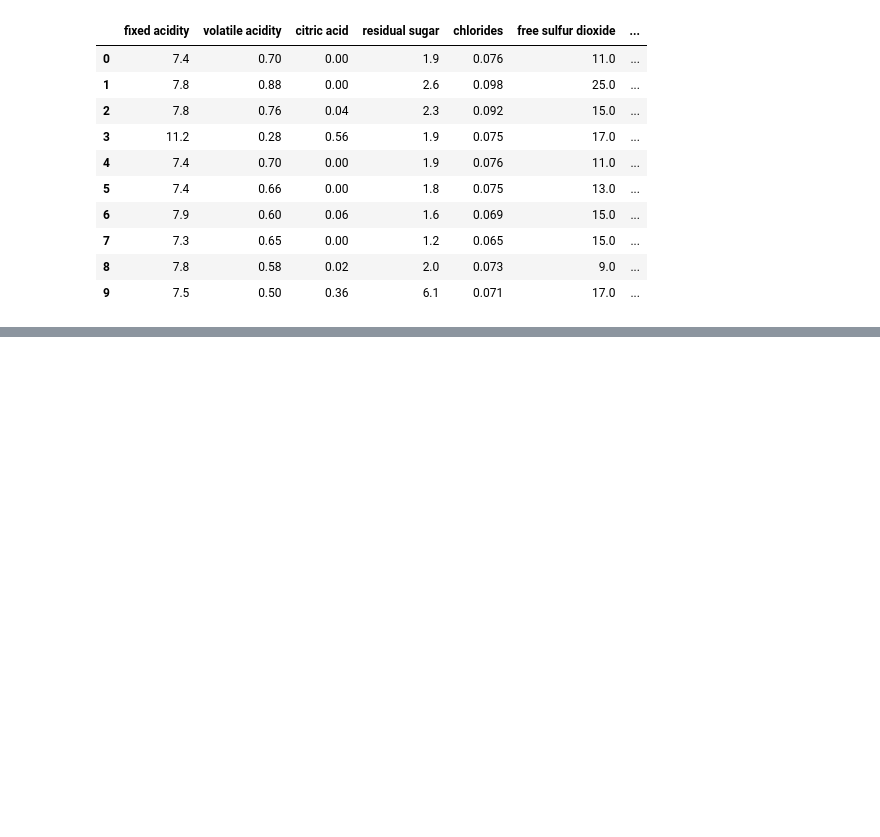
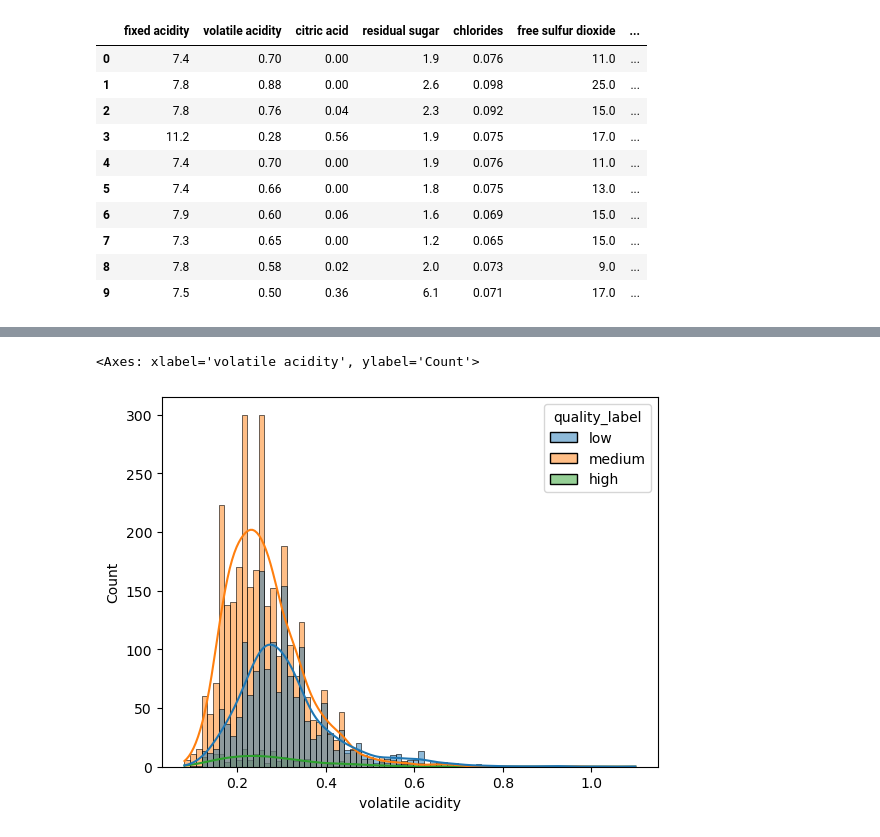
Before and after one commit to MiriamHerrmann/Wine_Data_Project, a Jupyter notebook: WineDataSet.ipynb, the cells around one changed output, grey strips where cells are left out. Saved outputs shown, nothing was run; the diff lists cells and outputs as text; code cells hidden in the pictures; blank space fills up the shorter version.

```diff
--- a/WineDataSet.ipynb
+++ b/WineDataSet.ipynb
@@ -224,0 +106,5 @@ Text(0.5, 1.0, 'Red & White Wine Sample Size')
+# %%
+sns.histplot(x = 'volatile acidity', data= white_wine_01, kde=True, hue='quality_label')
+# %% [output]
+<Axes: xlabel='volatile acidity', ylabel='Count'>
+[figure, added]
```
Also changed, not shown: parts of 19 cells of this notebook, 1 other file.
